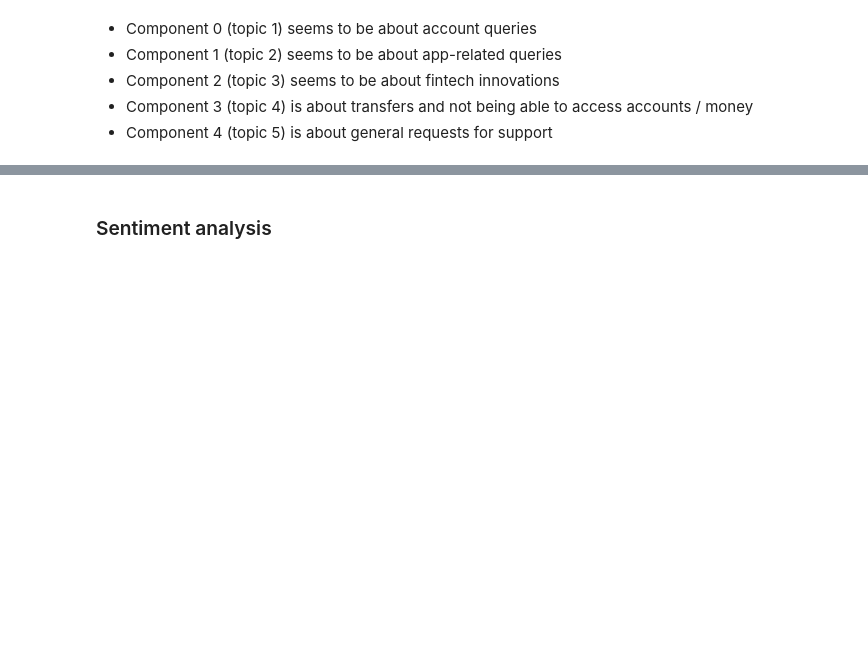
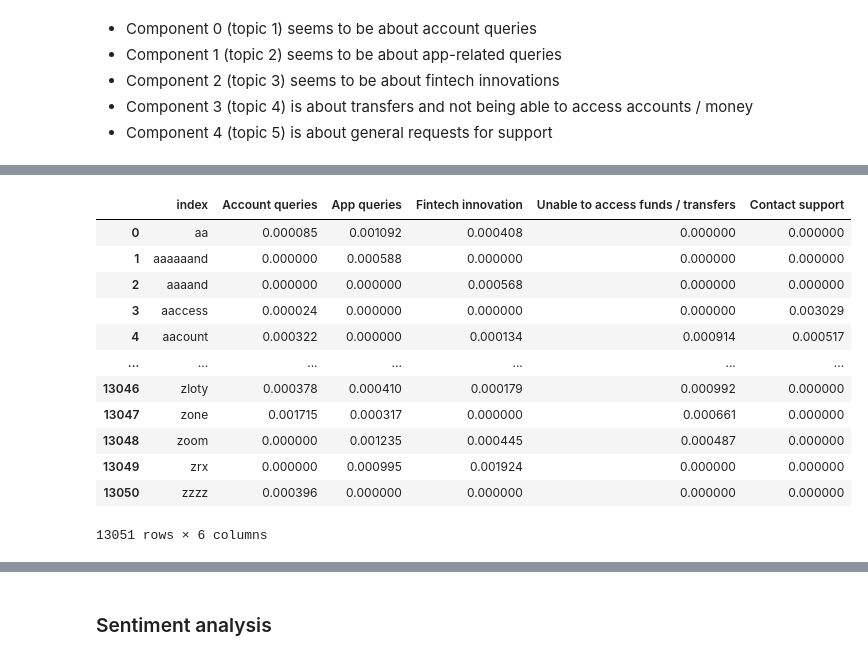
Before and after one commit to tawney-kirkland/04-fletcher, a Jupyter notebook: modeling-analysis_second.ipynb, the cells around one changed output, grey strips where cells are left out. Drawn from its saved outputs; the diff is of its cells as text; code cells hidden in the pictures; blank space fills up the shorter version.

```diff
--- a/modeling-analysis_second.ipynb
+++ b/modeling-analysis_second.ipynb
@@ -237,0 +238,23 @@ with option_context('display.max_colwidth', 600):
+# %%
+topic_names = {0: 'Account queries', 1: 'App queries', 2:'Fintech innovation',
+              3: 'Unable to access funds / transfers', 4: 'Contact support'}
+# %%
+components_df = pd.DataFrame(nmf_model.components_,
+                             columns = vectorizer.get_feature_names()).T.rename(
+                             columns=topic_names).reset_index()
+# %%
+components_df
+# %% [output]
+|  | index | Account queries | App queries | Fintech innovation | Unable to access funds / transfers | Contact support |
+| 0 | aa | 0.000085 | 0.001092 | 0.000408 | 0.000000 | 0.000000 |
+| 1 | aaaaaand | 0.000000 | 0.000588 | 0.000000 | 0.000000 | 0.000000 |
+| 2 | aaaand | 0.000000 | 0.000000 | 0.000568 | 0.000000 | 0.000000 |
+| 3 | aaccess | 0.000024 | 0.000000 | 0.000000 | 0.000000 | 0.003029 |
+| 4 | aacount | 0.000322 | 0.000000 | 0.000134 | 0.000914 | 0.000517 |
+| ... | ... | ... | ... | ... | ... | ... |
+| 13046 | zloty | 0.000378 | 0.000410 | 0.000179 | 0.000992 | 0.000000 |
+| 13047 | zone | 0.001715 | 0.000317 | 0.000000 | 0.000661 | 0.000000 |
+| 13048 | zoom | 0.000000 | 0.001235 | 0.000445 | 0.000487 | 0.000000 |
+| 13049 | zrx | 0.000000 | 0.000995 | 0.001924 | 0.000000 | 0.000000 |
+| 13050 | zzzz | 0.000396 | 0.000000 | 0.000000 | 0.000000 | 0.000000 |
+13051 rows × 6 columns
```
Also changed, not shown: parts of 26 cells of this notebook.
